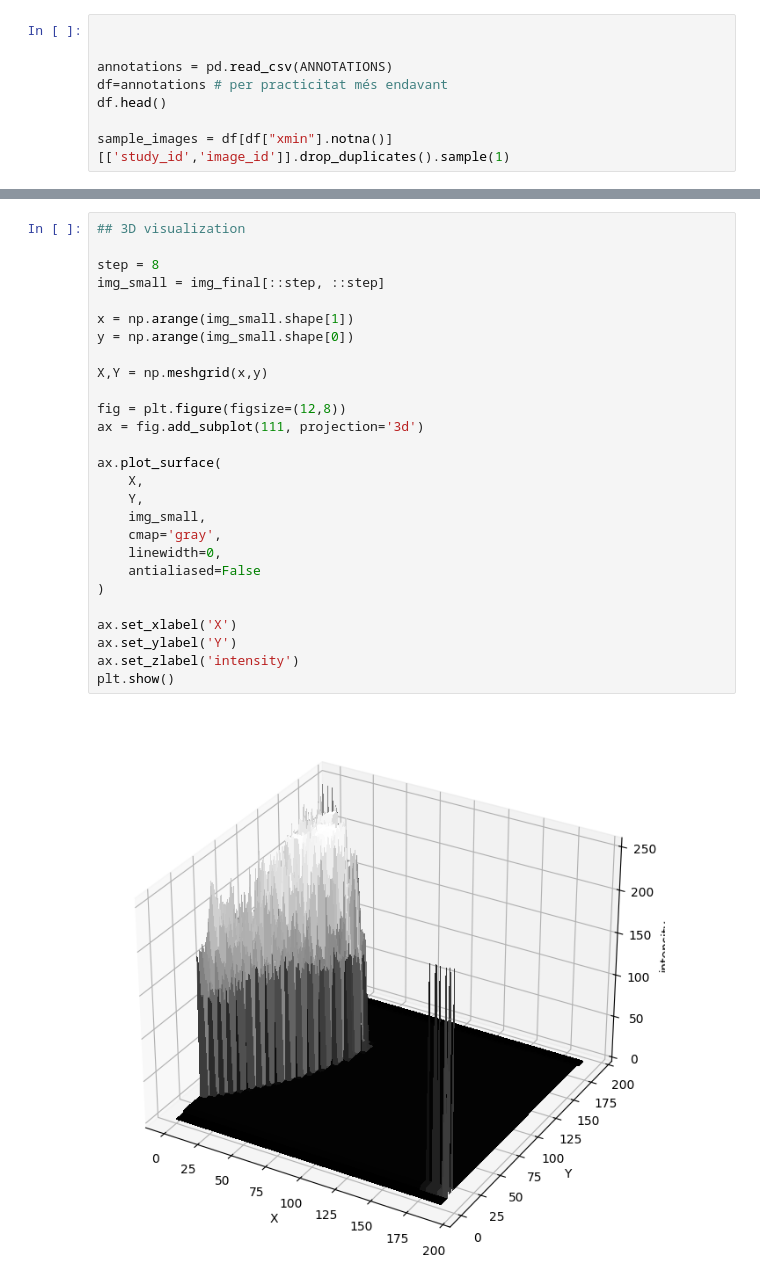
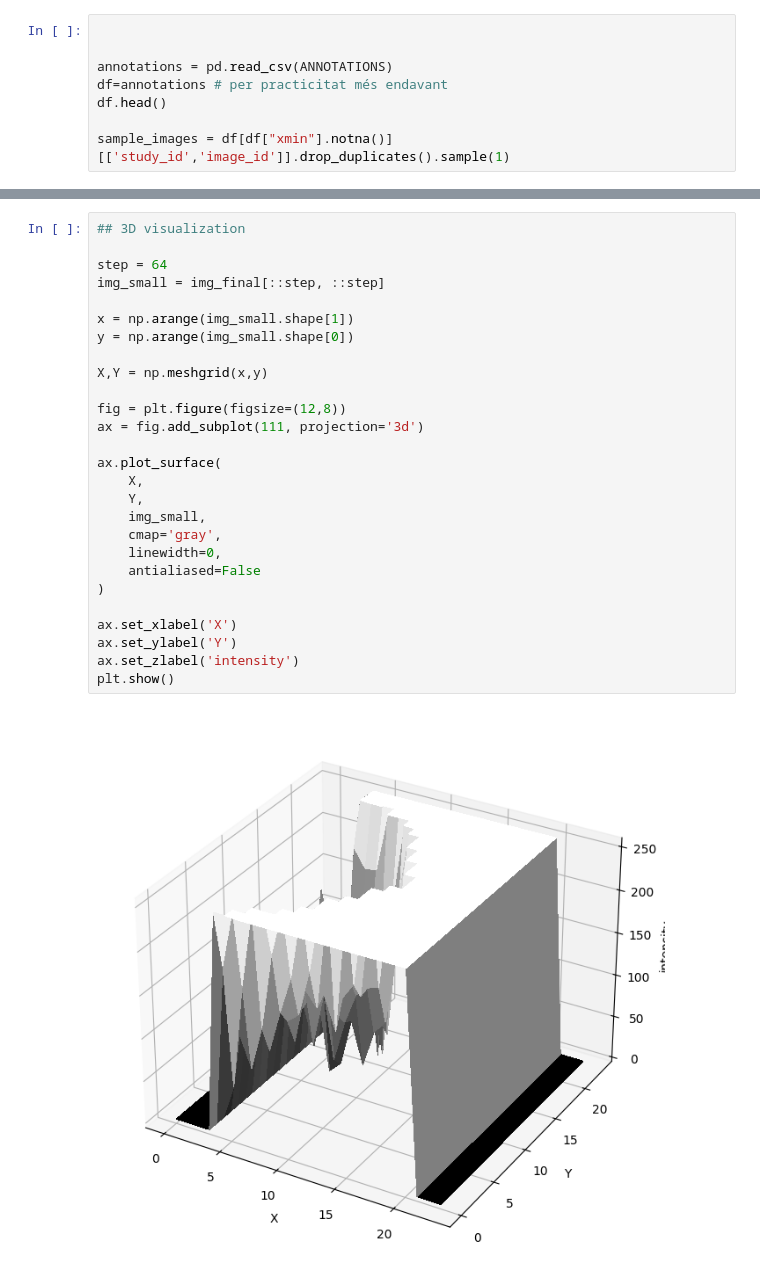
Before and after one commit to Senna256/Mammo, a Jupyter notebook: vindr_dataset/Sample_preprocess.ipynb, the cells around one changed output, grey strips where cells are left out. Drawn from its saved outputs; the diff is of its cells as text.

```diff
--- a/vindr_dataset/Sample_preprocess.ipynb
+++ b/vindr_dataset/Sample_preprocess.ipynb
@@ -42,31 +93,31 @@ for _, row in sample_images.iterrows():
 # %%
 ## 3D visualization
 
-step = 8
+step = 64
 img_small = img_final[::step, ::step]
 
 x = np.arange(img_small.shape[1])
 y = np.arange(img_small.shape[0])
 
 X,Y = np.meshgrid(x,y)
 
 fig = plt.figure(figsize=(12,8))
 ax = fig.add_subplot(111, projection='3d')
 
 ax.plot_surface(
     X,
     Y,
     img_small,
     cmap='gray',
     linewidth=0,
     antialiased=False
 )
 
 ax.set_xlabel('X')
 ax.set_ylabel('Y')
 ax.set_zlabel('intensity')
 plt.show()
 # %% [output]
-[figure, old version]
+[figure, new version]
 # %%
 
```
Also changed, not shown: parts of 5 cells of this notebook, 3 other files.
